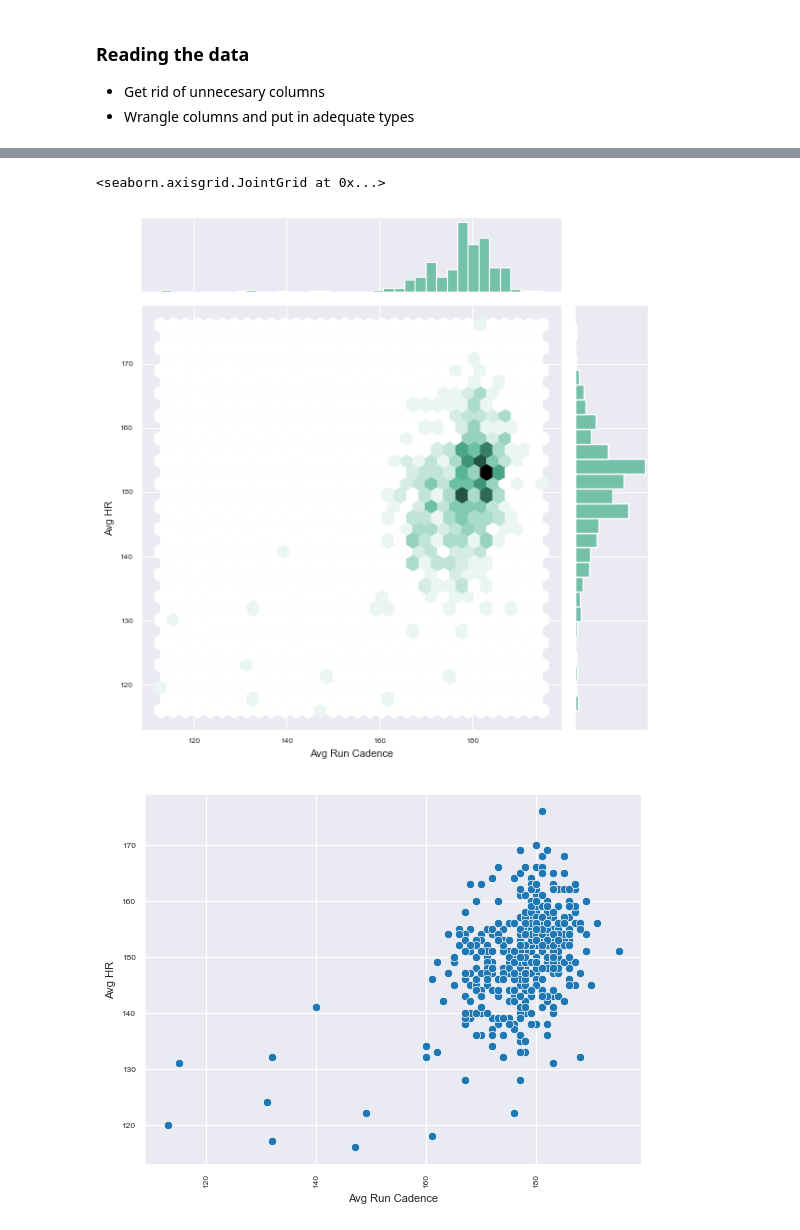
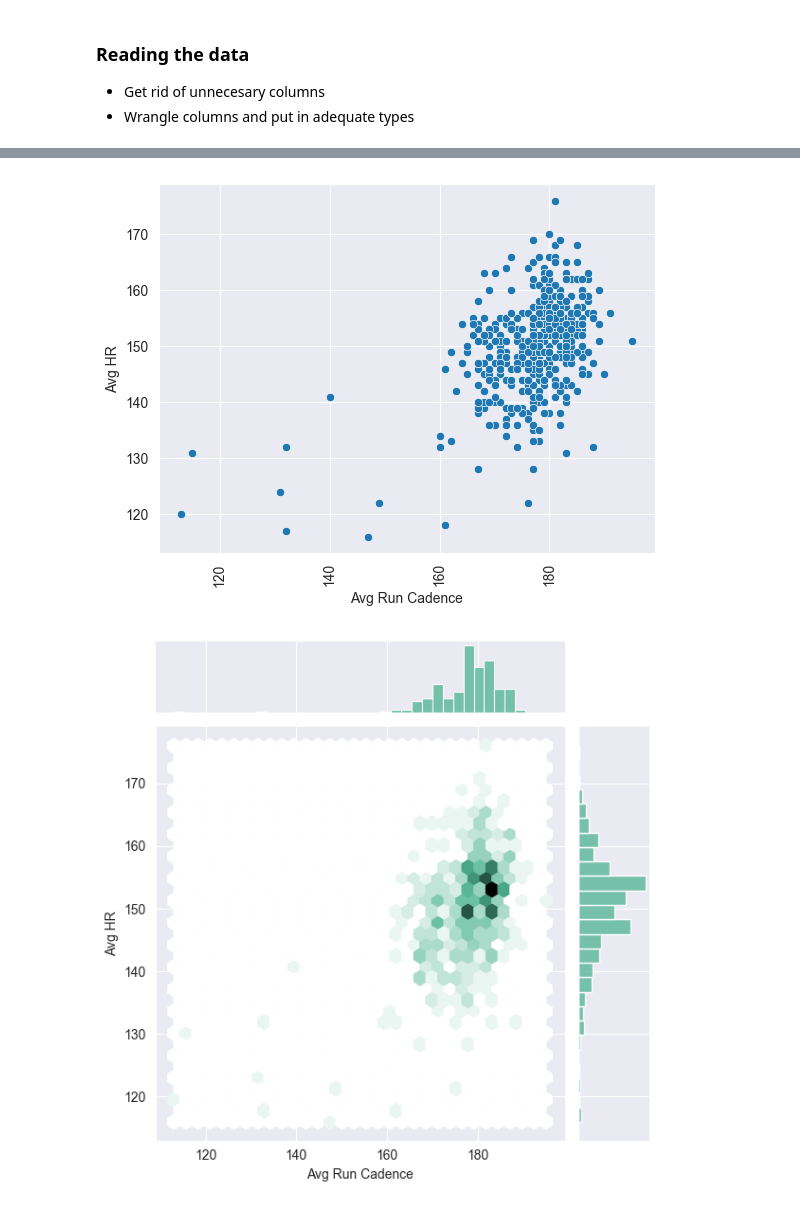
Before and after one commit to jsaraviadrago/Misc-Portfolio, a Jupyter notebook: 8. Running activity/Script_runs.ipynb, the cells around one changed output, grey strips where cells are left out. Saved outputs shown, nothing was run; the diff lists cells and outputs as text; code cells hidden in the pictures.

Commit message:
Plotting

```diff
--- a/8. Running activity/Script_runs.ipynb
+++ b/8. Running activity/Script_runs.ipynb
@@ -49,15 +77,14 @@ data_runs[columns_Pace] = data_runs[columns_Pace].apply(pd.to_datetime, format =
 # %%
-sn.jointplot(x="Avg Run Cadence", y="Avg HR",
-             data= data_runs, kind="hex", color="#4CB391")
+ax2 = sn.scatterplot(x="Avg Run Cadence",
+                    y="Avg HR",
+                    data=data_runs)
+ax2.tick_params(axis='x', labelrotation=90)
 # %% [output]
-<seaborn.axisgrid.JointGrid at 0x...>
-[figure, old version]
+[figure, new version]
 # %%
-ax = sn.scatterplot(x="Avg Run Cadence",
-                    y="Avg HR",
-                    data=data_runs)
-ax.tick_params(axis='x', labelrotation=90)
+ax3 = sn.jointplot(x="Avg Run Cadence", y="Avg HR",
+             data= data_runs, kind="hex", color="#4CB391")
 # %% [output]
-[figure, old version]
+[figure, new version]
 # %%
 sn.scatterplot(x="Avg Stride Length",
```
Also changed, not shown: parts of 9 cells of this notebook.
